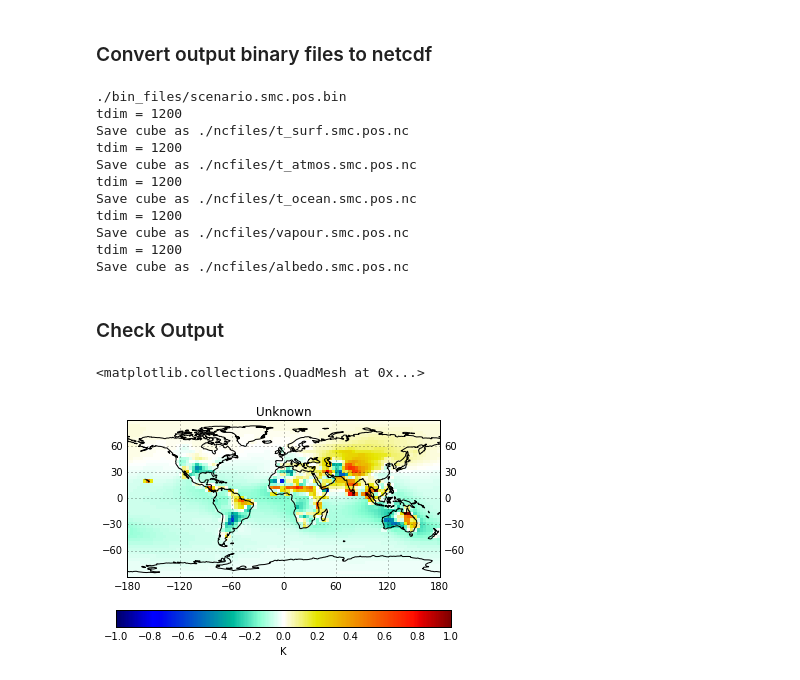
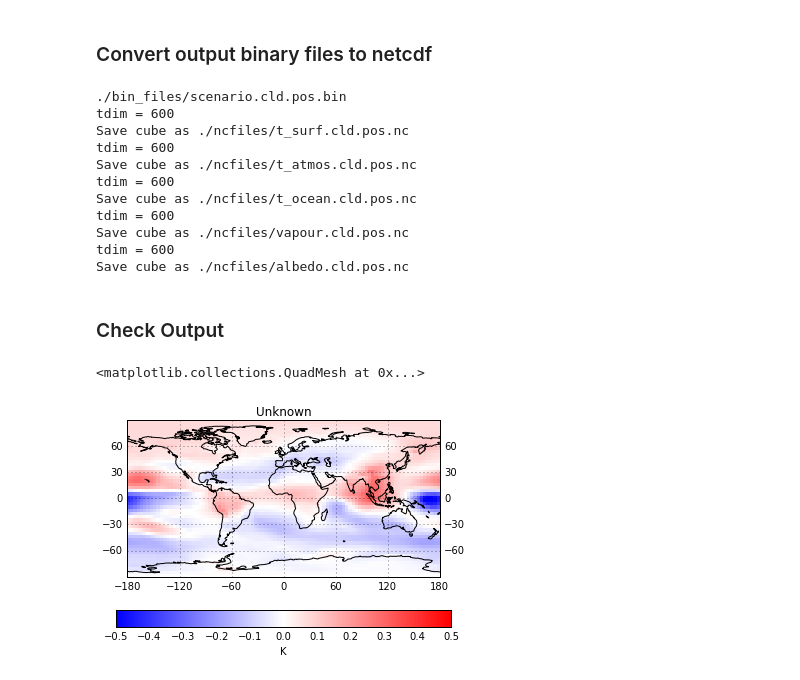
Before and after one commit to nltyrrell/greb_tools, a Jupyter notebook: greb_experiments.ipynb, the cells around one changed output. Saved outputs shown, nothing was run; the diff lists cells and outputs as text; code cells hidden in the pictures.

```diff
--- a/greb_experiments.ipynb
+++ b/greb_experiments.ipynb
@@ -49,7 +53,9 @@ Initial experiments
 # %% [markdown]
 Define the experiment name
 # %%
-exp = "smc.pos"
+exp = "cld.pos"
+# exp = "smc.neg"
+# exp = "smc.pos"
 # exp = "clim"
 # exp = "u_anom.pos"
 # exp = "uv_anom.pos"
@@ -222,38 +258,38 @@ import output_to_nc as b2n
 
 cube_list = b2n.write_exp(exp)
 # %% [output]
-./bin_files/scenario.smc.pos.bin
-tdim = 1200
-Save cube as ./ncfiles/t_surf.smc.pos.nc
-tdim = 1200
-Save cube as ./ncfiles/t_atmos.smc.pos.nc
-tdim = 1200
-Save cube as ./ncfiles/t_ocean.smc.pos.nc
-tdim = 1200
-Save cube as ./ncfiles/vapour.smc.pos.nc
-tdim = 1200
-Save cube as ./ncfiles/albedo.smc.pos.nc
+./bin_files/scenario.cld.pos.bin
+tdim = 600
+Save cube as ./ncfiles/t_surf.cld.pos.nc
+tdim = 600
+Save cube as ./ncfiles/t_atmos.cld.pos.nc
+tdim = 600
+Save cube as ./ncfiles/t_ocean.cld.pos.nc
+tdim = 600
+Save cube as ./ncfiles/vapour.cld.pos.nc
+tdim = 600
+Save cube as ./ncfiles/albedo.cld.pos.nc
 # %% [markdown]
 ### Check Output
 # %%
 nc_dir = main_dir+'ncfiles/'
 t_surf_clim = iris.load_cube(nc_dir + '/t_surf.clim.nc')
 t_surf = iris.load_cube(nc_dir + '/t_surf.' + exp + '.nc')
 
 gt.try_cube(t_surf_clim)
 gt.try_cube(t_surf)
 
 # take the mean of last year
 t_surf_clim_mean = t_surf_clim[:,:,-13:-1].collapsed('time',iris.analysis.MEAN)
 t_surf_mean = t_surf[:,:,-13:-1].collapsed('time',iris.analysis.MEAN)
 dif = t_surf_mean - t_surf_clim_mean
-qplt.pcmeshclf(dif,vmin=-1,vmax=1,cmap=mc.jetwhite())
+qplt.pcmeshclf(dif,vmin=-0.5,vmax=0.5)
 
 #fig = plt.figure(figsize=(12,8))
 #plt.subplot(2,2,1)
 #qplt.pcmeshclf(t_surf_clim_mean,hold=True,cmap=mc.jetwhite(),vmax = (273.15+30), vmin = (273.15-30))
 #plt.subplot(2,2,2)
 #qplt.pcmeshclf(t_surf_mean,hold=True,cmap=mc.jetwhite(),vmax = (273.15+30), vmin = (273.15-30))
 # %% [output]
 <matplotlib.collections.QuadMesh at 0x...>
-[figure, old version]
+[figure, new version]
```
Also changed, not shown: parts of 15 cells of this notebook, 3 other files.
